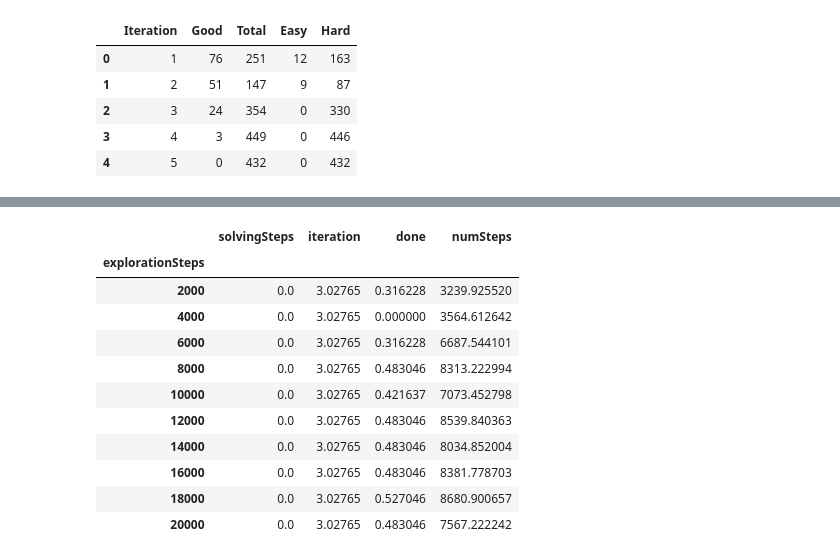
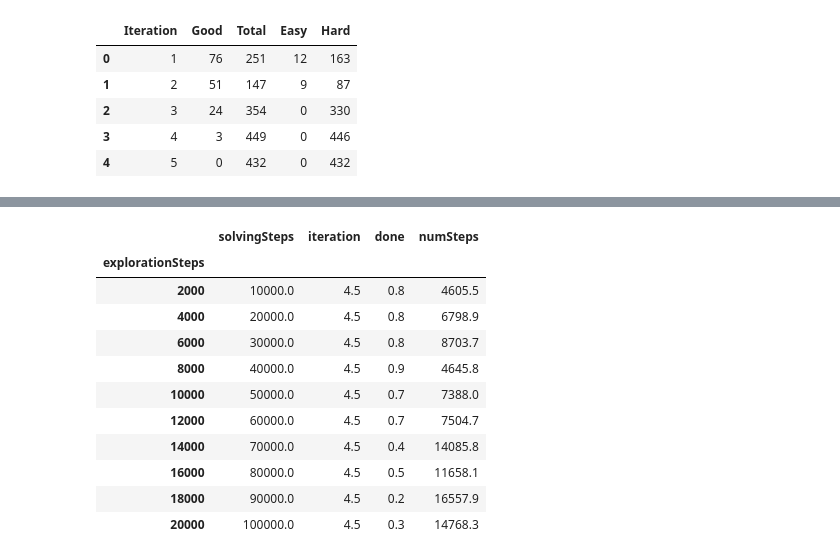
Before and after one commit to bonaert/rllab-curriculum, a Jupyter notebook: curriculum/ourcode/Analysis.ipynb, the cells around one changed output, grey strips where cells are left out. Drawn from its saved outputs; the diff is of its cells as text; code cells hidden in the pictures.

```diff
--- a/curriculum/ourcode/Analysis.ipynb
+++ b/curriculum/ourcode/Analysis.ipynb
@@ -129,15 +138,15 @@ plt.savefig("numStepsToGoal.png")
 # %%
-dfTrained.groupby('explorationSteps').std()
+dfTrained.groupby('explorationSteps').mean()
 # %% [output]
 |  | solvingSteps | iteration | done | numSteps |
 | explorationSteps |  |  |  |  |
-| 2000 | 0.0 | 3.02765 | 0.316228 | 3239.925520 |
-| 4000 | 0.0 | 3.02765 | 0.000000 | 3564.612642 |
-| 6000 | 0.0 | 3.02765 | 0.316228 | 6687.544101 |
-| 8000 | 0.0 | 3.02765 | 0.483046 | 8313.222994 |
-| 10000 | 0.0 | 3.02765 | 0.421637 | 7073.452798 |
-| 12000 | 0.0 | 3.02765 | 0.483046 | 8539.840363 |
-| 14000 | 0.0 | 3.02765 | 0.483046 | 8034.852004 |
-| 16000 | 0.0 | 3.02765 | 0.483046 | 8381.778703 |
-| 18000 | 0.0 | 3.02765 | 0.527046 | 8680.900657 |
-| 20000 | 0.0 | 3.02765 | 0.483046 | 7567.222242 |
+| 2000 | 10000.0 | 4.5 | 0.8 | 4605.5 |
+| 4000 | 20000.0 | 4.5 | 0.8 | 6798.9 |
+| 6000 | 30000.0 | 4.5 | 0.8 | 8703.7 |
+| 8000 | 40000.0 | 4.5 | 0.9 | 4645.8 |
+| 10000 | 50000.0 | 4.5 | 0.7 | 7388.0 |
+| 12000 | 60000.0 | 4.5 | 0.7 | 7504.7 |
+| 14000 | 70000.0 | 4.5 | 0.4 | 14085.8 |
+| 16000 | 80000.0 | 4.5 | 0.5 | 11658.1 |
+| 18000 | 90000.0 | 4.5 | 0.2 | 16557.9 |
+| 20000 | 100000.0 | 4.5 | 0.3 | 14768.3 |
```
Also changed, not shown: parts of 4 cells of this notebook, 20 other files.
